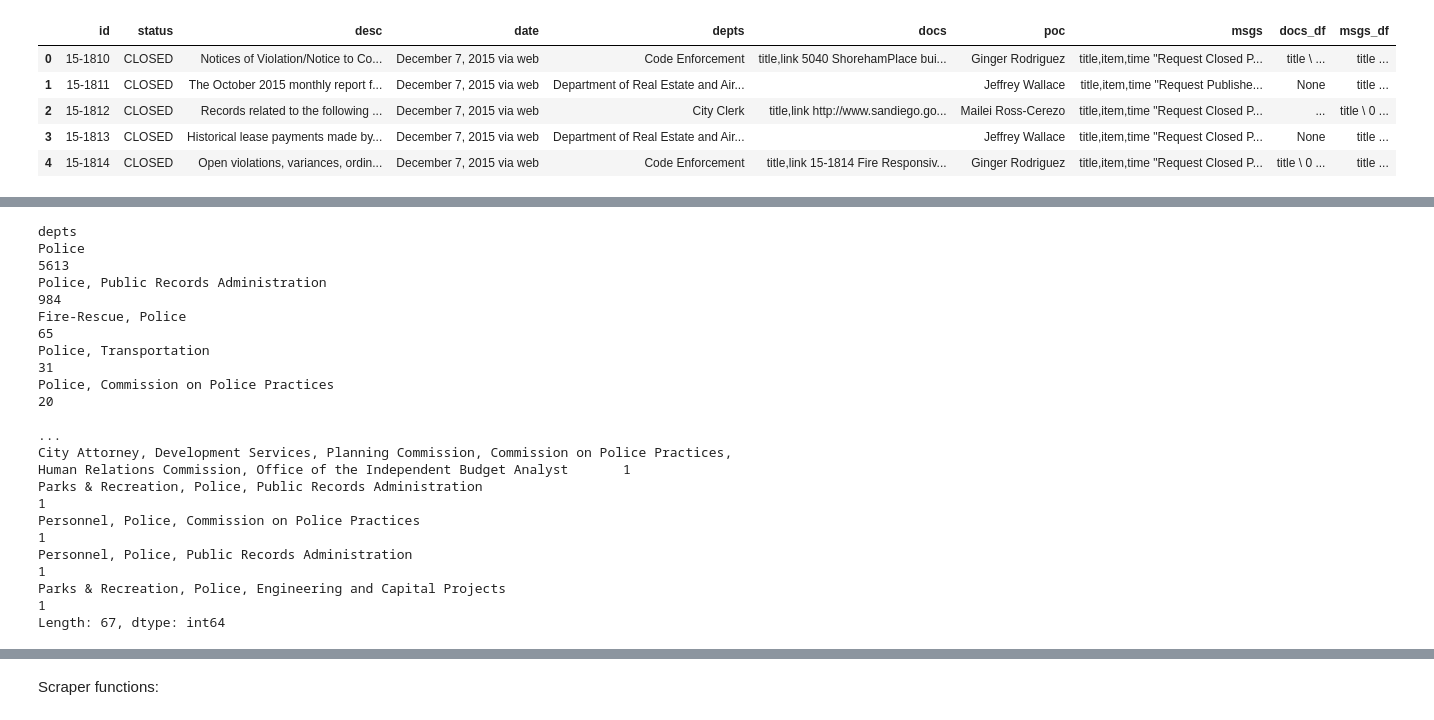
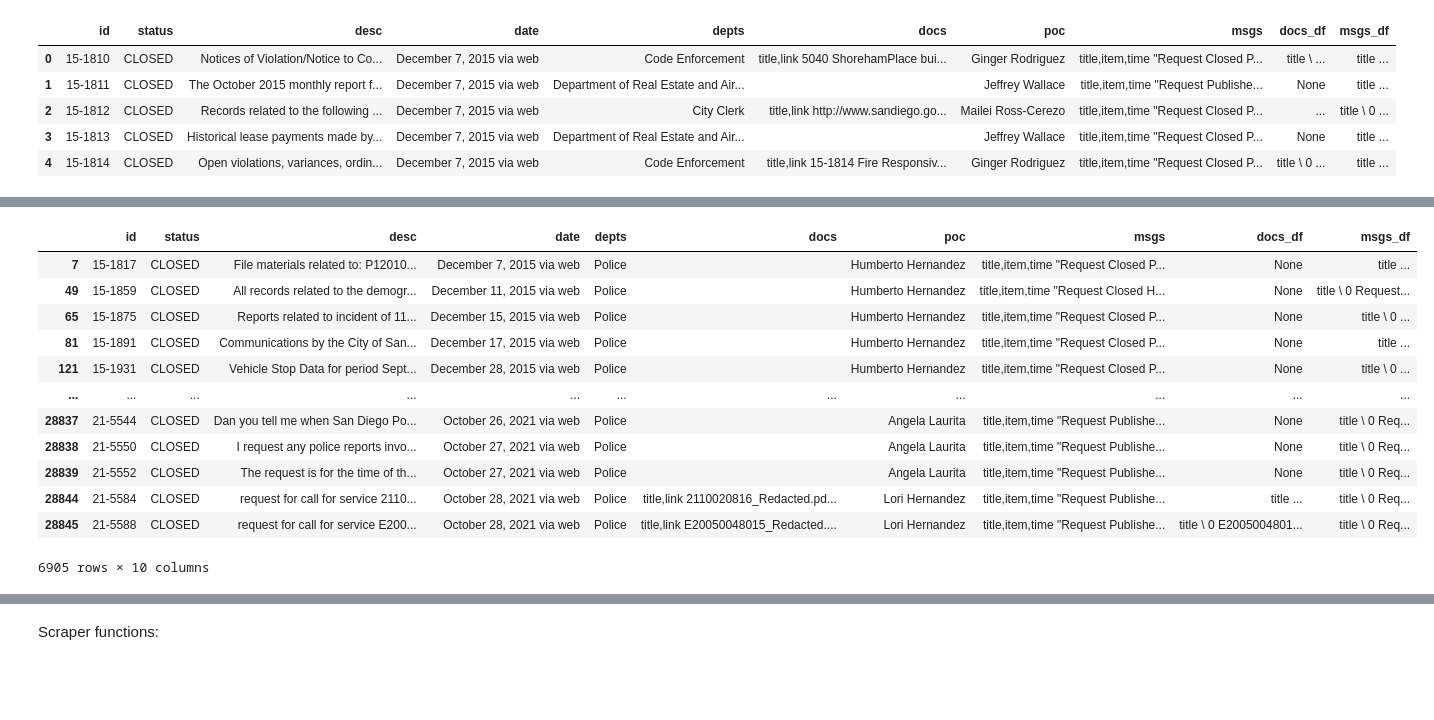
Before and after one commit to Saikrishna-Achalla/police-records-analysis, a Jupyter notebook: steven/nextrequest-selenium.ipynb, the cells around one changed output, grey strips where cells are left out. Cells and saved outputs as stored; diff of their text form; code cells hidden in the pictures; blank space fills up the shorter version.

```diff
--- a/steven/nextrequest-selenium.ipynb
+++ b/steven/nextrequest-selenium.ipynb
@@ -241,17 +266,17 @@ Other EDA stuff:
 # %%
 dept = 'Police'
-test_df[test_df['depts'].str.contains(dept)].value_counts('depts')
+test_df[test_df['depts'].str.contains(dept)]
 # %% [output]
+|  | id | status | desc | date | depts | docs | poc | msgs | docs_df | msgs_df |
+| 7 | 15-1817 | CLOSED | File materials related to: P12010... | December 7, 2015 via web | Police |  | Humberto Hernandez | title,item,time "Request Closed P... | None | title ... |
+| 49 | 15-1859 | CLOSED | All records related to the demogr... | December 11, 2015 via web | Police |  | Humberto Hernandez | title,item,time "Request Closed H... | None | title \ 0 Request... |
+| 65 | 15-1875 | CLOSED | Reports related to incident of 11... | December 15, 2015 via web | Police |  | Humberto Hernandez | title,item,time "Request Closed P... | None | title \ 0 ... |
+| 81 | 15-1891 | CLOSED | Communications by the City of San... | December 17, 2015 via web | Police |  | Humberto Hernandez | title,item,time "Request Closed P... | None | title ... |
+| 121 | 15-1931 | CLOSED | Vehicle Stop Data for period Sept... | December 28, 2015 via web | Police |  | Humberto Hernandez | title,item,time "Request Closed P... | None | title \ 0 ... |
+| ... | ... | ... | ... | ... | ... | ... | ... | ... | ... | ... |
+| 28837 | 21-5544 | CLOSED | Dan you tell me when San Diego Po... | October 26, 2021 via web | Police |  | Angela Laurita | title,item,time "Request Publishe... | None | title \ 0 Req... |
+| 28838 | 21-5550 | CLOSED | I request any police reports invo... | October 27, 2021 via web | Police |  | Angela Laurita | title,item,time "Request Publishe... | None | title \ 0 Req... |
+| 28839 | 21-5552 | CLOSED | The request is for the time of th... | October 27, 2021 via web | Police |  | Angela Laurita | title,item,time "Request Publishe... | None | title \ 0 Req... |
+| 28844 | 21-5584 | CLOSED | request for call for service 2110... | October 28, 2021 via web | Police | title,link 2110020816_Redacted.pd... | Lori Hernandez | title,item,time "Request Publishe... | title ... | title \ 0 Req... |
+| 28845 | 21-5588 | CLOSED | request for call for service E200... | October 28, 2021 via web | Police | title,link E20050048015_Redacted.... | Lori Hernandez | title,item,time "Request Publishe... | title \ 0 E2005004801... | title \ 0 Req... |
-depts
-Police                                                                                                                                                            5613
-Police, Public Records Administration                                                                                                                              984
-Fire-Rescue, Police                                                                                                                                                 65
-Police, Transportation                                                                                                                                              31
-Police, Commission on Police Practices                                                                                                                              20
-                                                                                                                                                                  ...
-City Attorney, Development Services, Planning Commission, Commission on Police Practices, Human Relations Commission, Office of the Independent Budget Analyst       1
-Parks & Recreation, Police, Public Records Administration                                                                                                            1
-Personnel, Police, Commission on Police Practices                                                                                                                    1
-Personnel, Police, Public Records Administration                                                                                                                     1
-Parks & Recreation, Police, Engineering and Capital Projects                                                                                                         1
-Length: 67, dtype: int64
+6905 rows × 10 columns
```
Also changed, not shown: parts of 22 cells of this notebook.
